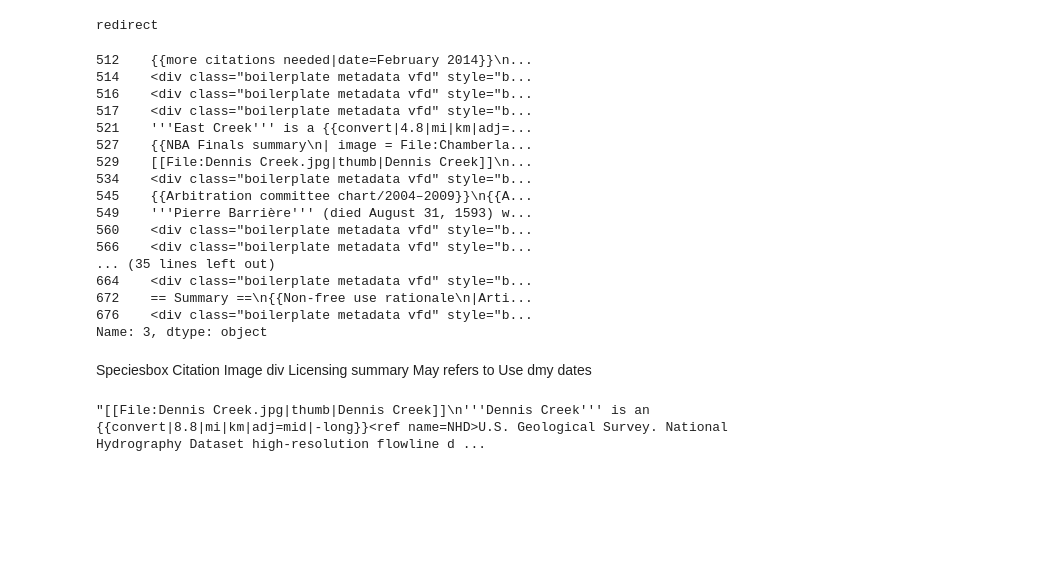
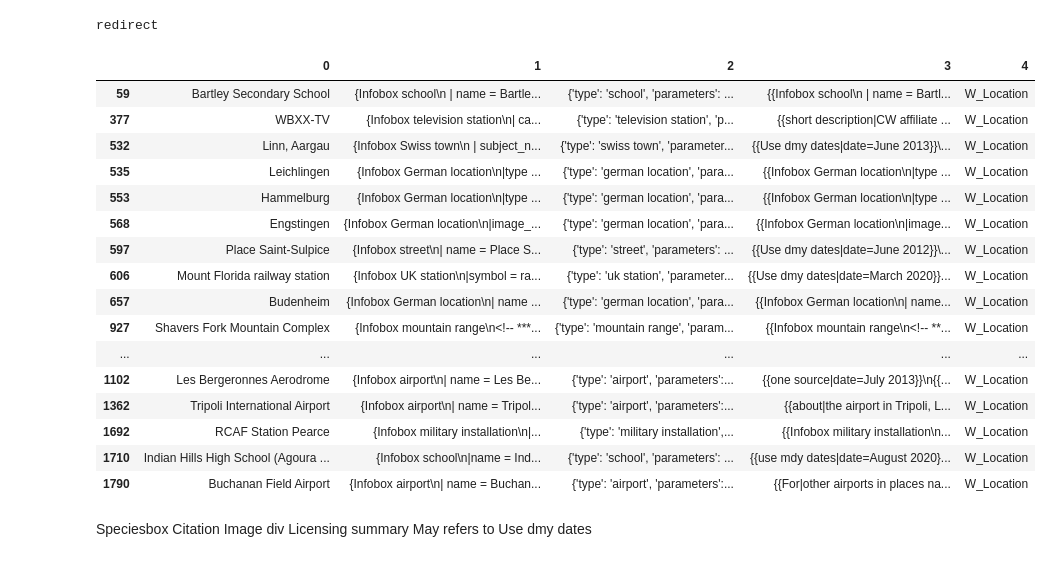
Before and after one commit to xminarikd/Wikipedia_NER, a Jupyter notebook: src/Wikipedia_NER.ipynb, the cells around one changed output. Saved outputs shown, nothing was run; the diff lists cells and outputs as text; code cells hidden in the pictures; blank space fills up the shorter version.

```diff
--- a/src/Wikipedia_NER.ipynb
+++ b/src/Wikipedia_NER.ipynb
@@ -313,26 +485,27 @@ print(handler.output[2][1])
 # %% [output]
 redirect
 # %%
-df2 = pd.DataFrame(handler.output)
-df2.loc[df2[1] == 'no infobox'][3][150:200]
+df2 = pd.DataFrame(data)
+rr = df2.loc[df2[4] == 'W_Location']
+rr
 # %% [output]
-512    {{more citations needed|date=February 2014}}\n...
-514    <div class="boilerplate metadata vfd" style="b...
-516    <div class="boilerplate metadata vfd" style="b...
-517    <div class="boilerplate metadata vfd" style="b...
-521    '''East Creek''' is a {{convert|4.8|mi|km|adj=...
-527    {{NBA Finals summary\n| image = File:Chamberla...
-529    [[File:Dennis Creek.jpg|thumb|Dennis Creek]]\n...
-534    <div class="boilerplate metadata vfd" style="b...
-545    {{Arbitration committee chart/2004–2009}}\n{{A...
-549    '''Pierre Barrière''' (died August 31, 1593) w...
-560    <div class="boilerplate metadata vfd" style="b...
-566    <div class="boilerplate metadata vfd" style="b...
-... (35 lines left out)
-664    <div class="boilerplate metadata vfd" style="b...
-672    == Summary ==\n{{Non-free use rationale\n|Arti...
-676    <div class="boilerplate metadata vfd" style="b...
-Name: 3, dtype: object
+|  | 0 | 1 | 2 | 3 | 4 |
+| 59 | Bartley Secondary School | {Infobox school\n | name = Bartle... | {'type': 'school', 'parameters': ... | {{Infobox school\n | name = Bartl... | W_Location |
+| 377 | WBXX-TV | {Infobox television station\n| ca... | {'type': 'television station', 'p... | {{short description|CW affiliate ... | W_Location |
+| 532 | Linn, Aargau | {Infobox Swiss town\n | subject_n... | {'type': 'swiss town', 'parameter... | {{Use dmy dates|date=June 2013}}\... | W_Location |
+| 535 | Leichlingen | {Infobox German location\n|type ... | {'type': 'german location', 'para... | {{Infobox German location\n|type ... | W_Location |
+| 553 | Hammelburg | {Infobox German location\n|type ... | {'type': 'german location', 'para... | {{Infobox German location\n|type ... | W_Location |
+| 568 | Engstingen | {Infobox German location\n|image_... | {'type': 'german location', 'para... | {{Infobox German location\n|image... | W_Location |
+| 597 | Place Saint-Sulpice | {Infobox street\n| name = Place S... | {'type': 'street', 'parameters': ... | {{Use dmy dates|date=June 2012}}\... | W_Location |
+| 606 | Mount Florida railway station | {Infobox UK station\n|symbol = ra... | {'type': 'uk station', 'parameter... | {{Use dmy dates|date=March 2020}}... | W_Location |
+| 657 | Budenheim | {Infobox German location\n| name ... | {'type': 'german location', 'para... | {{Infobox German location\n| name... | W_Location |
+| 927 | Shavers Fork Mountain Complex | {Infobox mountain range\n<!-- ***... | {'type': 'mountain range', 'param... | {{Infobox mountain range\n<!-- **... | W_Location |
+| ... | ... | ... | ... | ... | ... |
+| 1102 | Les Bergeronnes Aerodrome | {Infobox airport\n| name = Les Be... | {'type': 'airport', 'parameters':... | {{one source|date=July 2013}}\n{{... | W_Location |
+| 1362 | Tripoli International Airport | {Infobox airport\n| name = Tripol... | {'type': 'airport', 'parameters':... | {{about|the airport in Tripoli, L... | W_Location |
+| 1692 | RCAF Station Pearce | {Infobox military installation\n|... | {'type': 'military installation',... | {{Infobox military installation\n... | W_Location |
+| 1710 | Indian Hills High School (Agoura ... | {Infobox school\n|name = Ind... | {'type': 'school', 'parameters': ... | {{use mdy dates|date=August 2020}... | W_Location |
+| 1790 | Buchanan Field Airport | {Infobox airport\n| name = Buchan... | {'type': 'airport', 'parameters':... | {{For|other airports in places na... | W_Location |
 # %% [markdown]
 Speciesbox
 Citation
@@ -342,7 +515,3 @@ Licensing
 summary
 May refers to
 Use dmy dates
-# %%
-handler.output[529][3]
-# %% [output]
-"[[File:Dennis Creek.jpg|thumb|Dennis Creek]]\n'''Dennis Creek''' is an {{convert|8.8|mi|km|adj=mid|-long}}<ref name=NHD>U.S. Geological Survey. National Hydrography Dataset high-resolution flowline d ...
```
Also changed, not shown: parts of 32 cells of this notebook, 3 other files.
